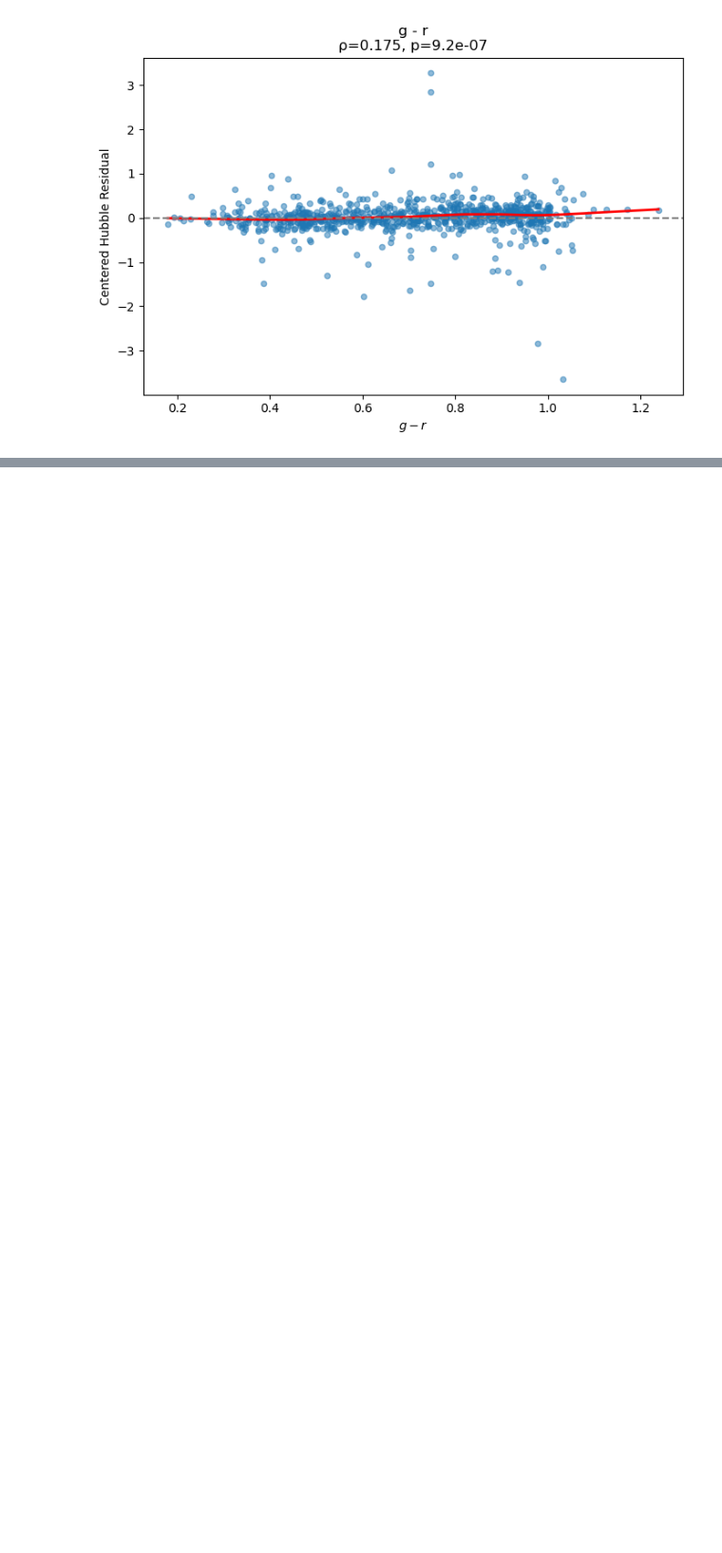
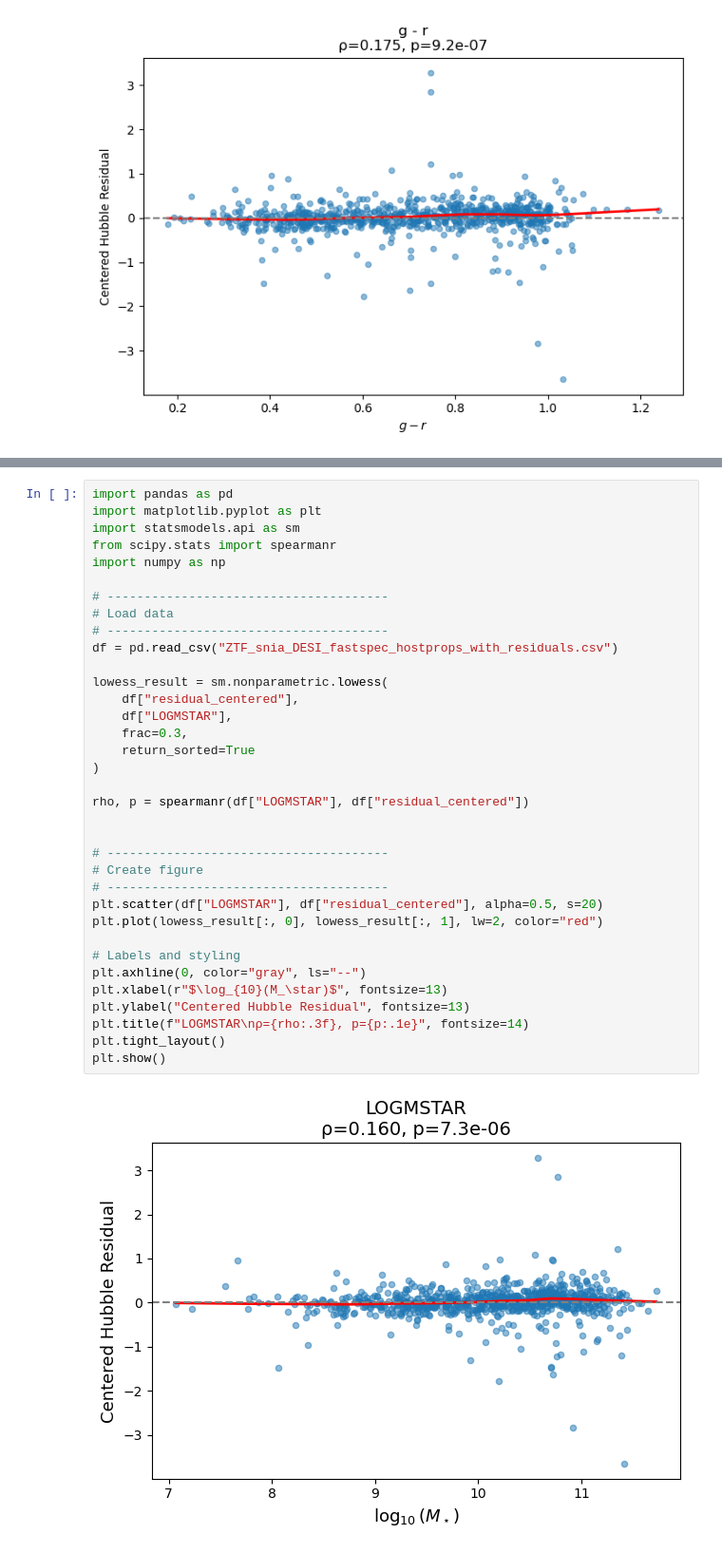
Before and after one commit to chernya4/first_paper_desi_match, a Jupyter notebook: ZTF_DESI_deliverables_residuals_hostgal_prop_analysis.ipynb, the cells around one changed output, grey strips where cells are left out. Shown at 95% size. Drawn from its saved outputs; the diff is of its cells as text; blank space fills up the shorter version.

```diff
--- a/ZTF_DESI_deliverables_residuals_hostgal_prop (2).ipynb
+++ b/ZTF_DESI_deliverables_residuals_hostgal_prop_analysis.ipynb
@@ -868,0 +255,37 @@ with fits.open(output_path) as hdul_out:
+# %%
+import pandas as pd
+import matplotlib.pyplot as plt
+import statsmodels.api as sm
+from scipy.stats import spearmanr
+import numpy as np
+
+# --------------------------------------
+# Load data
+# --------------------------------------
+df = pd.read_csv("ZTF_snia_DESI_fastspec_hostprops_with_residuals.csv")
+
+lowess_result = sm.nonparametric.lowess(
+    df["residual_centered"],
+    df["LOGMSTAR"],
+    frac=0.3,
+    return_sorted=True
+)
+
+rho, p = spearmanr(df["LOGMSTAR"], df["residual_centered"])
+
+
+# --------------------------------------
+# Create figure
+# --------------------------------------
+plt.scatter(df["LOGMSTAR"], df["residual_centered"], alpha=0.5, s=20)
+plt.plot(lowess_result[:, 0], lowess_result[:, 1], lw=2, color="red")
+
+# Labels and styling
+plt.axhline(0, color="gray", ls="--")
+plt.xlabel(r"$\log_{10}(M_\star)$", fontsize=13)
+plt.ylabel("Centered Hubble Residual", fontsize=13)
+plt.title(f"LOGMSTAR\nρ={rho:.3f}, p={p:.1e}", fontsize=14)
+plt.tight_layout()
+plt.show()
+# %% [output]
+[figure, added]
```
Also changed, not shown: parts of 16 cells of this notebook, 5 other files.
